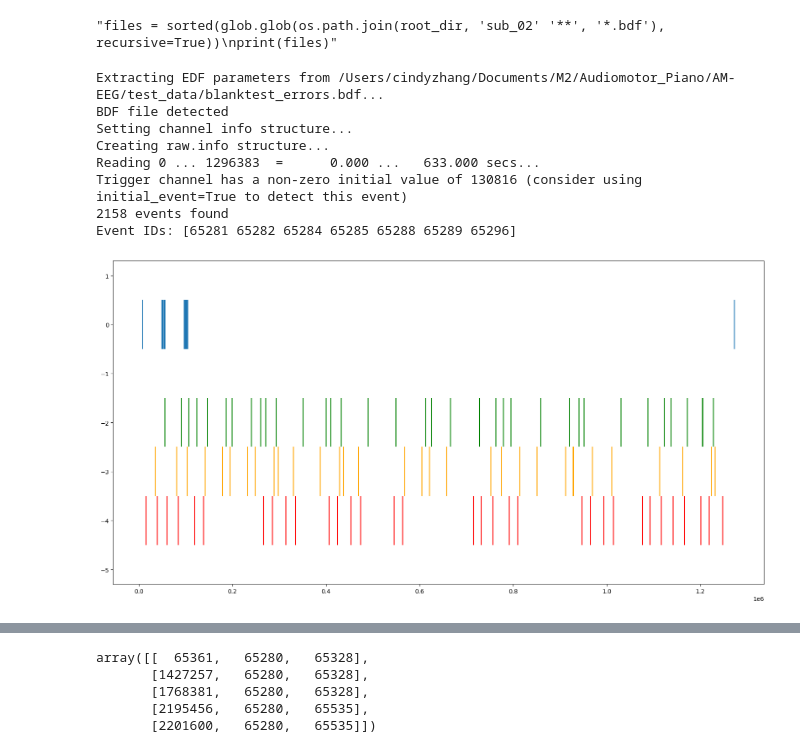
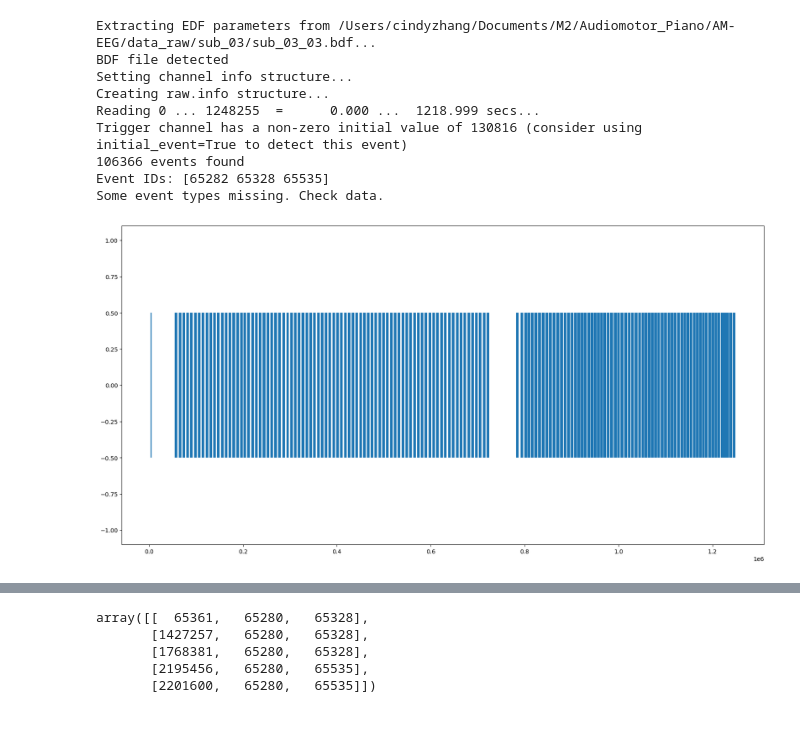
Before and after one commit to haiqin-zhang/AM-EEG, a Jupyter notebook: preprocessing/segment_pp_editable.ipynb, the cells around one changed output, grey strips where cells are left out. Drawn from its saved outputs; the diff is of its cells as text; code cells hidden in the pictures; blank space fills up the shorter version.

```diff
--- a/preprocessing/segment_pp_editable.ipynb
+++ b/preprocessing/segment_pp_editable.ipynb
@@ -56,15 +56,11 @@ downfreq = 128
 if not down_applied:
     downfreq = FS_ORIG
 downfreq_factor =int(FS_ORIG/downfreq)
-# %%
-"""files = sorted(glob.glob(os.path.join(root_dir, 'sub_02' '**', '*.bdf'), recursive=True))
-print(files)"""
-# %% [output]
-"files = sorted(glob.glob(os.path.join(root_dir, 'sub_02' '**', '*.bdf'), recursive=True))\nprint(files)"
 # %%
 #load file
 
-file = '/Users/cindyzhang/Documents/M2/Audiomotor_Piano/AM-EEG/test_data/blanktest_errors.bdf'
+#file = '/Users/cindyzhang/Documents/M2/Audiomotor_Piano/AM-EEG/data_raw/sub_03/sub_03_02.bdf'
+file = '/Users/cindyzhang/Documents/M2/Audiomotor_Piano/AM-EEG/data_raw/sub_03/sub_03_03.bdf'
 
 raw = mne.io.read_raw_bdf(file, eog=None, misc=None, stim_channel='Status',
                               infer_types=False, preload=True, verbose=None)
@@ -72,24 +68,40 @@ raw = mne.io.read_raw_bdf(file, eog=None, misc=None, stim_channel='Status',
 events = mne.find_events(raw, stim_channel='Status', shortest_event=1)
 events_2, events_3, events_4, events_5, events_6, trial_starts = sort_events(events)
 # %% [output]
-Extracting EDF parameters from /Users/cindyzhang/Documents/M2/Audiomotor_Piano/AM-EEG/test_data/blanktest_errors.bdf...
+Extracting EDF parameters from /Users/cindyzhang/Documents/M2/Audiomotor_Piano/AM-EEG/data_raw/sub_03/sub_03_03.bdf...
 BDF file detected
 Setting channel info structure...
 Creating raw.info structure...
-Reading 0 ... 1296383  =      0.000 ...   633.000 secs...
+Reading 0 ... 1248255  =      0.000 ...  1218.999 secs...
 Trigger channel has a non-zero initial value of 130816 (consider using initial_event=True to detect this event)
-2158 events found
-Event IDs: [65281 65282 65284 65285 65288 65289 65296]
+106366 events found
+Event IDs: [65282 65328 65535]
+Some event types missing. Check data.
 # %%
 #check events
+
+plot_subset = False
+start = 0
+end = 100
+
+
 plt.figure(figsize = (20,10))
-plt.eventplot(events_2[:,0], lineoffsets = 0)
-plt.eventplot(events_3[:,0], color = 'green', lineoffsets = -2)
-plt.eventplot(events_4[:,0], color = 'orange', lineoffsets = -3)
-plt.eventplot(events_5[:,0], color = 'red', lineoffsets=-4)
+
+if plot_subset:
+#keystrokes
+    plt.eventplot(events_2[:,0][start:end], lineoffsets = 0)
+    plt.eventplot(events_3[:,0][start:end], color = 'green', lineoffsets = -2)
+    plt.eventplot(events_4[:,0][start:end], color = 'orange', lineoffsets = -3)
+    plt.eventplot(events_5[:,0][start:end], color = 'red', lineoffsets=-4)
+else:
+    plt.eventplot(events_2[:,0], lineoffsets = 0)
+    plt.eventplot(events_3[:,0], color = 'green', lineoffsets = -2)
+    plt.eventplot(events_4[:,0], color = 'orange', lineoffsets = -3)
+    plt.eventplot(events_5[:,0], color = 'red', lineoffsets=-4)
+
 plt.show()
 # %% [output]
-[figure, old version]
+[figure, new version]
 # %%
 #Currently processing one subject at a time because many files are broken :(
 #sub_folder = 'sub_03'
```
Also changed, not shown: parts of 6 cells of this notebook, 10 other files.
